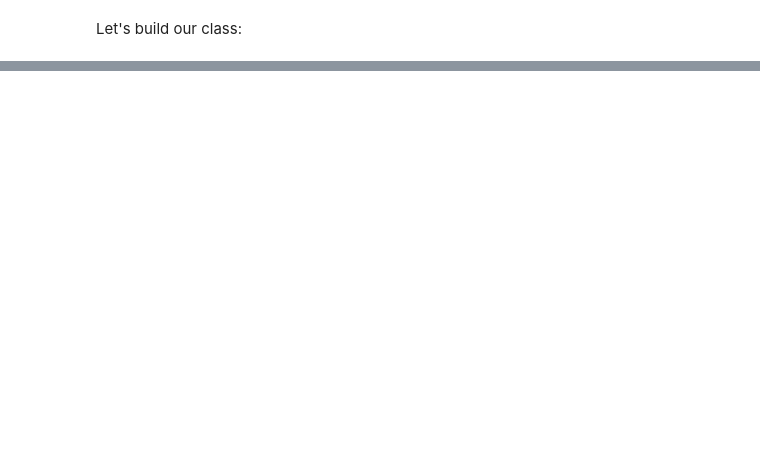
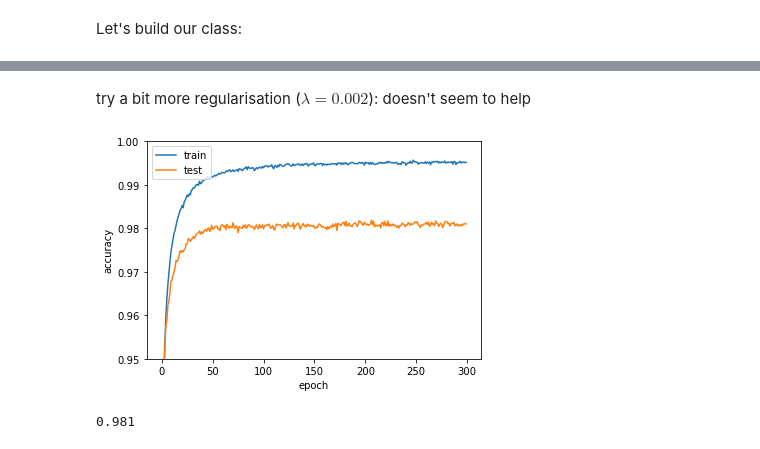
Before and after one commit to moritzhambach/MNIST---classifying-handwritten-digits, a Jupyter notebook: A Neural Network from scratch.ipynb, the cells around one changed output, grey strips where cells are left out. Saved outputs shown, nothing was run; the diff lists cells and outputs as text; code cells hidden in the pictures; blank space fills up the shorter version.

```diff
--- a/A Neural Network from scratch.ipynb
+++ b/A Neural Network from scratch.ipynb
@@ -252,0 +304,16 @@ test accuracy=0.96668+-0.00221033934046
+# %% [markdown]
+try a bit more regularisation ($\lambda=0.002$): doesn't seem to help
+# %%
+net00=myNetwork([784,200,10], leakyRelu, softmax)
+[Wlist, blist,acc_train_list,acc_test_list]=net00.gradient_descent(A, Y, A_test,Y_test, 300,128,0.03,0.002,True)
+plt.plot(acc_train_list)
+plt.plot(acc_test_list)
+plt.ylim([0.95,1])
+plt.ylabel('accuracy')
+plt.xlabel('epoch')
+plt.legend(['train', 'test'], loc='upper left')
+plt.show()
+print(acc_test_list[-1])
+# %% [output]
+[figure, added]
+0.981
```
Also changed, not shown: parts of 18 cells of this notebook.
